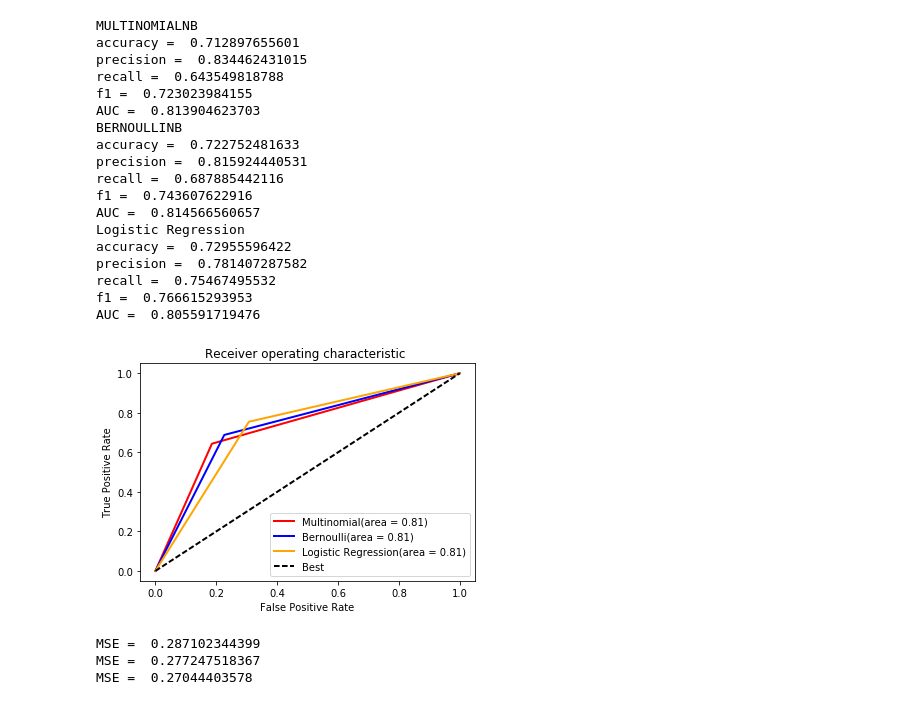
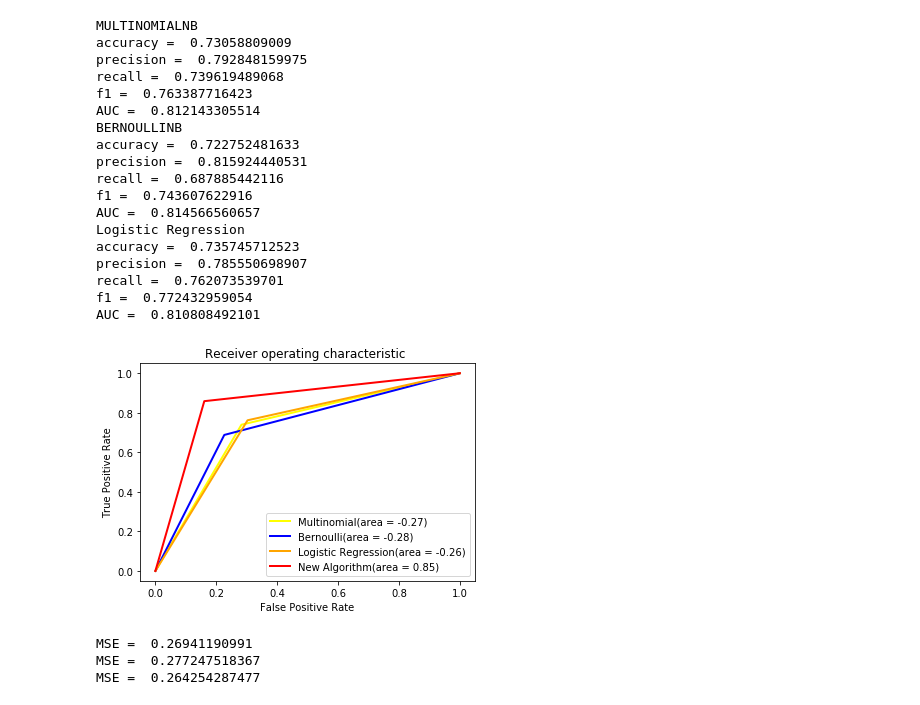
Before and after one commit to dattasainathd/TwitterBot3, a Jupyter notebook: Algorithm_For_Mid_Report.ipynb, the cells around one changed output. Cells and saved outputs as stored; diff of their text form; code cells hidden in the pictures.

Commit message:
Adding ROC graph with latest algorithm

```diff
--- a/Algorithm_For_Mid_Report.ipynb
+++ b/Algorithm_For_Mid_Report.ipynb
@@ -50,7 +50,7 @@ count_vectorizer = CountVectorizer()
 X = count_vectorizer.fit_transform(data)
 from sklearn.feature_extraction.text import TfidfTransformer
 tf_transformer = TfidfTransformer(use_idf=False).fit(X)
-X_train_tf = tf_transformer.transform(X)
+X = tf_transformer.transform(X)
 Y =target
 
 
@@ -93,11 +93,11 @@ scores3 = cross_val_score(classifier3, X, Y, cv=10, scoring='roc_auc')
 print("AUC = ",scores3.mean())
 # %% [output]
 MULTINOMIALNB
-accuracy =  0.712897655601
-precision =  0.834462431015
-recall =  0.643549818788
-f1 =  0.723023984155
-AUC =  0.813904623703
+accuracy =  0.73058809009
+precision =  0.792848159975
+recall =  0.739619489068
+f1 =  0.763387716423
+AUC =  0.812143305514
 BERNOULLINB
 accuracy =  0.722752481633
 precision =  0.815924440531
@@ -105,11 +105,11 @@ recall =  0.687885442116
 f1 =  0.743607622916
 AUC =  0.814566560657
 Logistic Regression
-accuracy =  0.72955596422
-precision =  0.781407287582
-recall =  0.75467495532
-f1 =  0.766615293953
-AUC =  0.805591719476
+accuracy =  0.735745712523
+precision =  0.785550698907
+recall =  0.762073539701
+f1 =  0.772432959054
+AUC =  0.810808492101
 # %%
 import numpy as np
 import matplotlib.pyplot as plt
@@ -121,38 +121,39 @@ lw=2
 
 probas = cross_val_predict(classifier1, X, Y, cv=10);
 # Compute ROC curve and area the curve for MNB
 fpr, tpr, thresholds = roc_curve(Y, probas)
 roc_auc = auc(fpr, tpr)
-plt.plot(fpr, tpr, lw=lw, color="red",
+plt.plot(fpr, tpr, lw=lw, color="yellow",
              label='Multinomial(area = %0.2f)' % ( scores1.mean()))
 probas = cross_val_predict(classifier2, X, Y, cv=10);
 # Compute ROC curve and area the curve for BNB
 fpr, tpr, thresholds = roc_curve(Y, probas)
 roc_auc = auc(fpr, tpr)
 plt.plot(fpr, tpr, lw=lw, color="blue",
              label='Bernoulli(area = %0.2f)' % (scores2.mean()))
 probas = cross_val_predict(classifier3, X, Y, cv=10);
 roc_auc = auc(fpr, tpr)
 
 # Compute ROC curve and area the curve for MNB
 fpr, tpr, thresholds = roc_curve(Y, probas)
 
 plt.plot(fpr, tpr, lw=lw, color="orange",
              label='Logistic Regression(area = %0.2f)' % ( scores3.mean()))
 
-plt.plot([0, 1], [0, 1], linestyle='--', lw=lw, color='black',
-         label='Best')
-
+fpr = [ 0.        ,  0.16056911,  1.        ]
+tpr = [ 0.        ,  0.85873984,  1.        ]
+plt.plot(fpr, tpr, lw=lw, color="red",
+             label='New Algorithm(area = %0.2f)' % (0.85))
 
 plt.xlim([-0.05, 1.05])
 plt.ylim([-0.05, 1.05])
 plt.xlabel('False Positive Rate')
 plt.ylabel('True Positive Rate')
 plt.title('Receiver operating characteristic ')
 plt.legend(loc="lower right")
 plt.show()
 # %% [output]
-[figure, old version]
+[figure, new version]
 # %%
 scores1 = cross_val_score(classifier1, X, Y, cv=10, scoring='neg_mean_squared_error')
 print("MSE = ",-1*scores1.mean())
@@ -161,6 +162,6 @@ print("MSE = ",-1*scores2.mean())
 scores3 = cross_val_score(classifier3, X, Y, cv=10, scoring='neg_mean_squared_error')
 print("MSE = ",-1*scores3.mean())
 # %% [output]
-MSE =  0.287102344399
+MSE =  0.26941190991
 MSE =  0.277247518367
-MSE =  0.27044403578
+MSE =  0.264254287477
```
